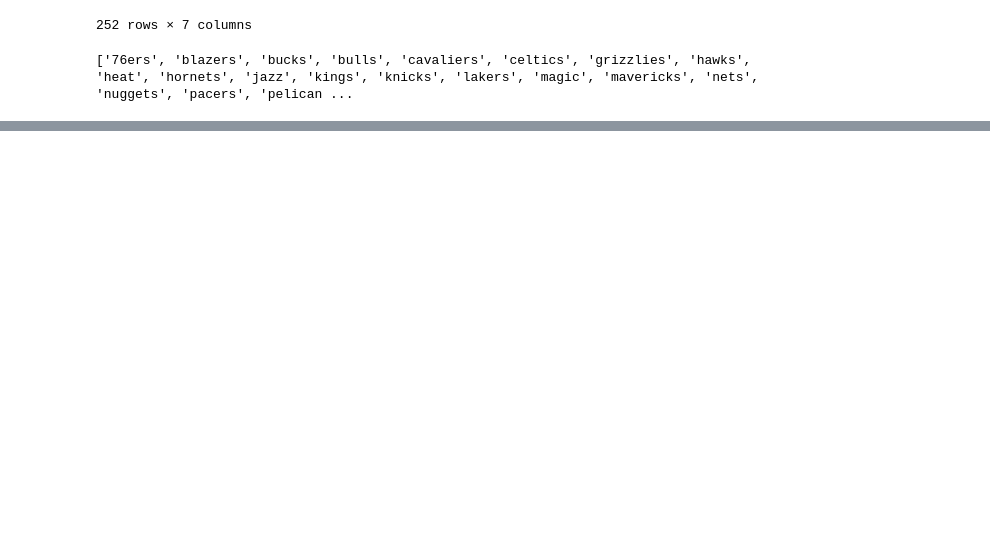
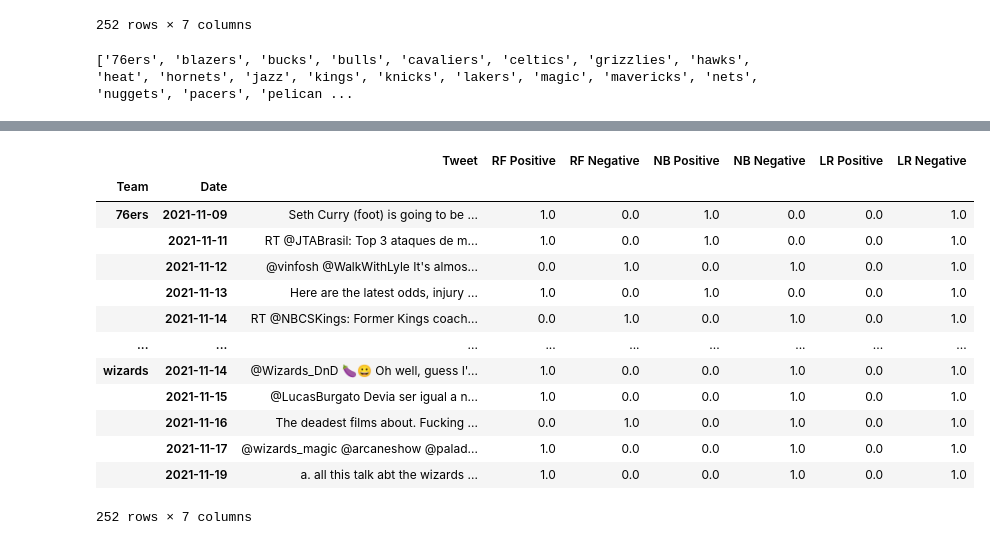
Before and after one commit to asathiya007/nba-trending-teams, a Jupyter notebook: line_graph_visualization/data_manipulation.ipynb, the cells around one changed output, grey strips where cells are left out. Drawn from its saved outputs; the diff is of its cells as text; code cells hidden in the pictures; blank space fills up the shorter version.

```diff
--- a/line_graph_visualization/data_manipulation.ipynb
+++ b/line_graph_visualization/data_manipulation.ipynb
@@ -148,0 +179,22 @@ print(sorted(df['Team'].unique()))
+# %%
+# subsample 1 positive and 1 negative tweet per team per day
+cols = ['Team', 'Date', 'Tweet', 'Sentiment', 'Model']
+tweets = pd.DataFrame(columns = cols)
+positive_tweets = for_tweets.sort_values('LR Positive').groupby(['Team', 'Date']).last()
+negative_tweets = for_tweets.sort_values('LR Negative').groupby(['Team', 'Date']).last()
+negative_tweets
+# %% [output]
+|  |  | Tweet | RF Positive | RF Negative | NB Positive | NB Negative | LR Positive | LR Negative |
+| Team | Date |  |  |  |  |  |  |  |
+| 76ers | 2021-11-09 | Seth Curry (foot) is going to be ... | 1.0 | 0.0 | 1.0 | 0.0 | 0.0 | 1.0 |
+|  | 2021-11-11 | RT @JTABrasil: Top 3 ataques de m... | 1.0 | 0.0 | 1.0 | 0.0 | 0.0 | 1.0 |
+|  | 2021-11-12 | @vinfosh @WalkWithLyle It's almos... | 0.0 | 1.0 | 0.0 | 1.0 | 0.0 | 1.0 |
+|  | 2021-11-13 | Here are the latest odds, injury ... | 1.0 | 0.0 | 1.0 | 0.0 | 0.0 | 1.0 |
+|  | 2021-11-14 | RT @NBCSKings: Former Kings coach... | 0.0 | 1.0 | 0.0 | 1.0 | 0.0 | 1.0 |
+| ... | ... | ... | ... | ... | ... | ... | ... | ... |
+| wizards | 2021-11-14 | @Wizards_DnD 🍆😀 Oh well, guess I'... | 1.0 | 0.0 | 0.0 | 1.0 | 0.0 | 1.0 |
+|  | 2021-11-15 | @LucasBurgato Devia ser igual a n... | 1.0 | 0.0 | 0.0 | 1.0 | 0.0 | 1.0 |
+|  | 2021-11-16 | The deadest films about. Fucking ... | 0.0 | 1.0 | 0.0 | 1.0 | 0.0 | 1.0 |
+|  | 2021-11-17 | @wizards_magic @arcaneshow @palad... | 1.0 | 0.0 | 0.0 | 1.0 | 0.0 | 1.0 |
+|  | 2021-11-19 | a. all this talk abt the wizards ... | 1.0 | 0.0 | 0.0 | 1.0 | 0.0 | 1.0 |
+252 rows × 7 columns
```
Also changed, not shown: parts of 5 cells of this notebook, 7 other files.
